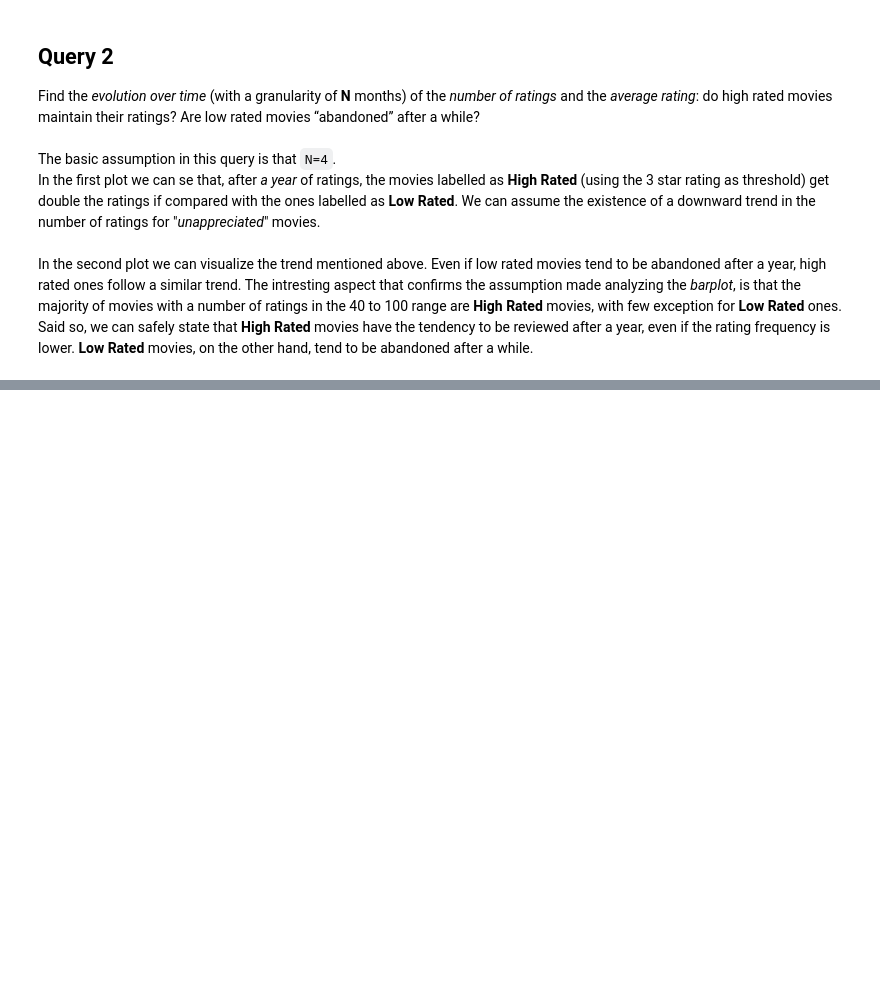
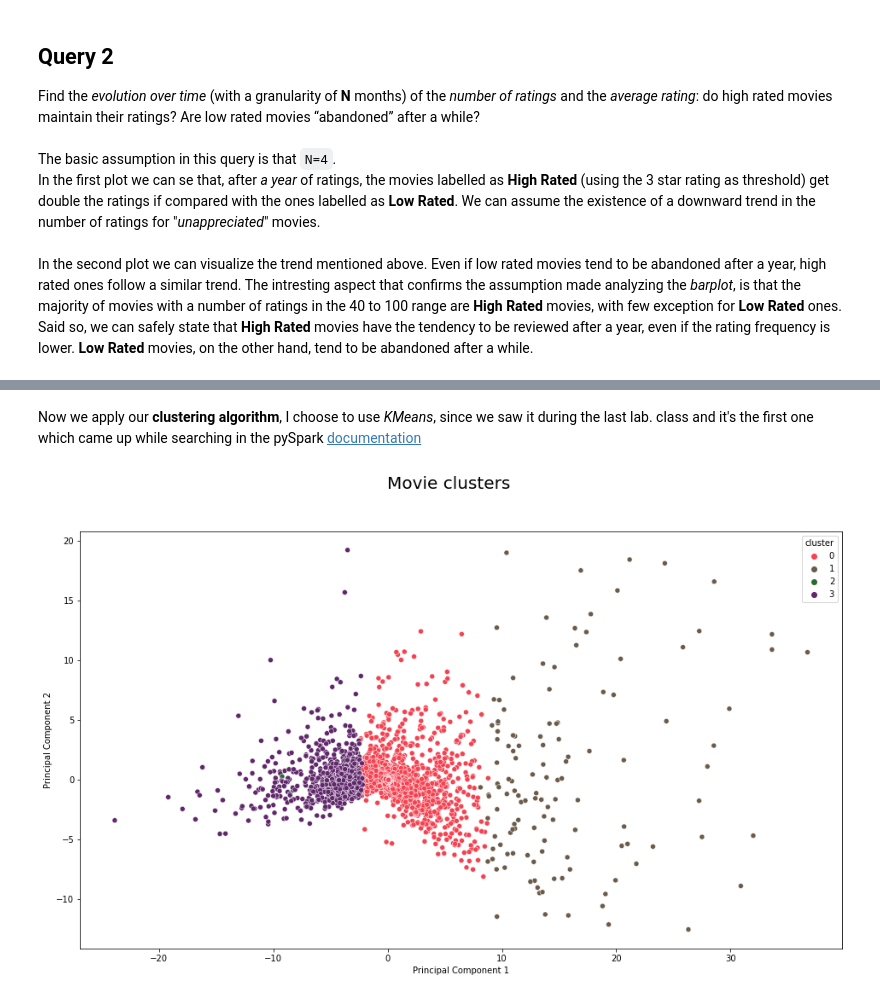
Before and after one commit to zetaemme/movielens_analysis, a Jupyter notebook: movielens.ipynb, the cells around one changed output, grey strips where cells are left out. Drawn from its saved outputs; the diff is of its cells as text; code cells hidden in the pictures; blank space fills up the shorter version.

```diff
--- a/movielens.ipynb
+++ b/movielens.ipynb
@@ -694,12 +672,10 @@ for ratings in grouped_ratings.groupby("UserID")["Movie-Rating"].apply(tuple):
 
     for rating in ratings:
         movie = rating[0]
-
-        assert movie not in data[i].keys()
         data[i].update({movie:rating[1]})
 
     i += 1
 
-movies = pd.DataFrame(data)
-movies.fillna(movies.mean(), inplace=True)
+ratings = pd.DataFrame(data)
+ratings.fillna(ratings.mean(), inplace=True)
 # %% [output]
@@ -719,0 +683,43 @@ movies.fillna(movies.mean(), inplace=True)
+# %% [markdown]
+Now we apply our **clustering algorithm**, I choose to use *KMeans*, since we saw it during the last lab. class and it's the first one which came up while searching in the pySpark [documentation](https://spark.apache.org/docs/latest/api/python/reference/api/pyspark.ml.clustering.KMeans.html)
+# %%
+import matplotlib.pyplot as plt
+import seaborn as sns
+from sklearn.cluster import KMeans
+from sklearn.decomposition import PCA
+
+kmeans = KMeans(4)
+
+clusters = kmeans.fit_predict(ratings[ratings.columns.tolist()])
+ratings["cluster"] = clusters
+
+pca = PCA(n_components=2)
+
+principal_componets = pca.fit_transform(ratings)
+
+pcc = pd.DataFrame(
+    data=principal_componets,
+    columns=["PC1", "PC2"],
+    index=ratings.index.tolist()
+)
+
+pcc["cluster"] = ratings["cluster"]
+
+plt.figure(figsize=(16, 9))
+
+palette = ["#f54251", "#6b5b4a", "#286b2e", "#60286b"]
+sns.scatterplot(
+    data=pcc,
+    x="PC1",
+    y="PC2",
+    hue="cluster",
+    palette=palette
+)
+
+plt.xlabel("Principal Component 1")
+plt.ylabel("Principal Component 2")
+plt.suptitle("Movie clusters", fontsize=20)
+
+plt.show()
+# %% [output]
+[figure, added]
```
Also changed, not shown: parts of 11 cells of this notebook, 4 other files.
